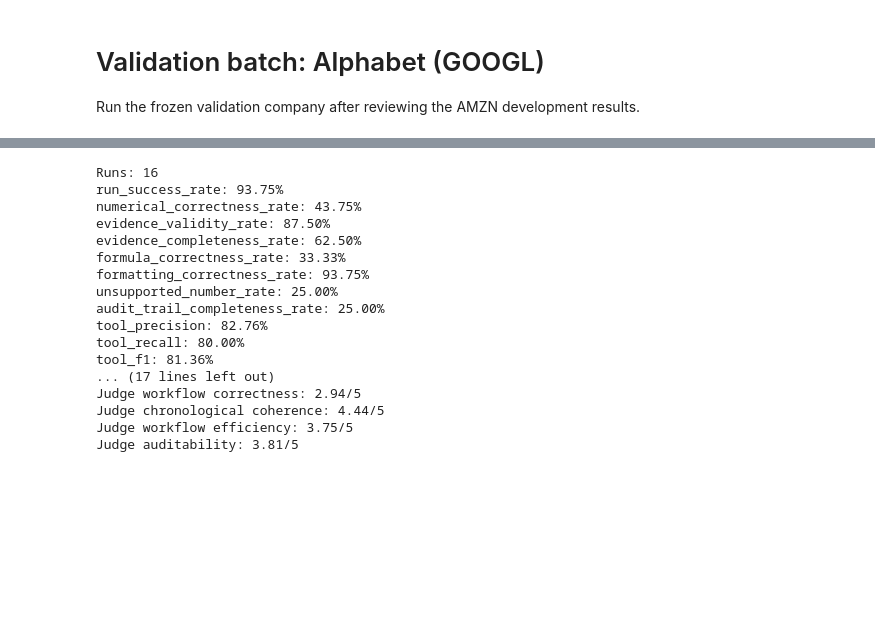
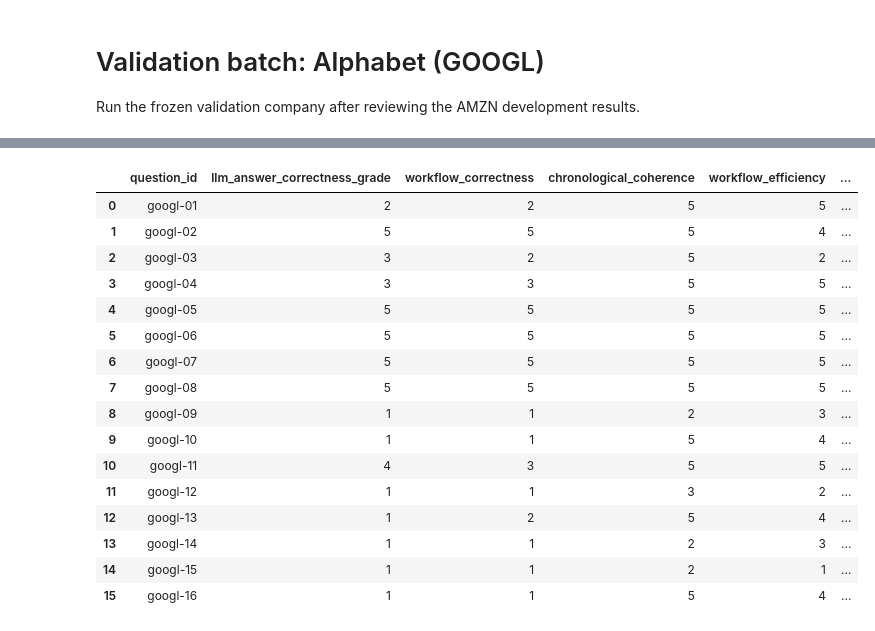
Before and after one commit to avitanov/sec_filling_research_financial_agent, a Jupyter notebook: notebooks/02_monolithic_bedrock_dry_runs.ipynb, the cells around one changed output, grey strips where cells are left out. Saved outputs shown, nothing was run; the diff lists cells and outputs as text; code cells hidden in the pictures; blank space fills up the shorter version.

```diff
--- a/notebooks/02_monolithic_bedrock_dry_runs.ipynb
+++ b/notebooks/02_monolithic_bedrock_dry_runs.ipynb
@@ -530,20 +618,31 @@ validation_summary.update(validation_judge_summary)
+# %%
+validation_saved_evaluation = evaluate_saved_results(
+    latest=True, rerun_judge=True,
+    architecture=validation_runs[0].architecture, ticker=validation_ticker,
+)
+assert validation_saved_evaluation["results_directory"] == validation_results_dir
+validation_judge_metrics = validation_saved_evaluation["judge_rows"] or []
+validation_summary = validation_saved_evaluation["summary"]
 # %%
-print(format_evaluation_summary(validation_summary))
+DataFrame(validation_judge_metrics, columns=(
+    "question_id", "llm_answer_correctness_grade", "workflow_correctness",
+    "chronological_coherence", "workflow_efficiency", "auditability",
+))
 # %% [output]
-Runs: 16
-run_success_rate: 93.75%
-numerical_correctness_rate: 43.75%
-evidence_validity_rate: 87.50%
-evidence_completeness_rate: 62.50%
-formula_correctness_rate: 33.33%
-formatting_correctness_rate: 93.75%
-unsupported_number_rate: 25.00%
-audit_trail_completeness_rate: 25.00%
-tool_precision: 82.76%
-tool_recall: 80.00%
-tool_f1: 81.36%
-... (17 lines left out)
-Judge workflow correctness: 2.94/5
-Judge chronological coherence: 4.44/5
-Judge workflow efficiency: 3.75/5
-Judge auditability: 3.81/5
+|  | question_id | llm_answer_correctness_grade | workflow_correctness | chronological_coherence | workflow_efficiency | ... |
+| 0 | googl-01 | 2 | 2 | 5 | 5 | ... |
+| 1 | googl-02 | 5 | 5 | 5 | 4 | ... |
+| 2 | googl-03 | 3 | 2 | 5 | 2 | ... |
+| 3 | googl-04 | 3 | 3 | 5 | 5 | ... |
+| 4 | googl-05 | 5 | 5 | 5 | 5 | ... |
+| 5 | googl-06 | 5 | 5 | 5 | 5 | ... |
+| 6 | googl-07 | 5 | 5 | 5 | 5 | ... |
+| 7 | googl-08 | 5 | 5 | 5 | 5 | ... |
+| 8 | googl-09 | 1 | 1 | 2 | 3 | ... |
+| 9 | googl-10 | 1 | 1 | 5 | 4 | ... |
+| 10 | googl-11 | 4 | 3 | 5 | 5 | ... |
+| 11 | googl-12 | 1 | 1 | 3 | 2 | ... |
+| 12 | googl-13 | 1 | 2 | 5 | 4 | ... |
+| 13 | googl-14 | 1 | 1 | 2 | 3 | ... |
+| 14 | googl-15 | 1 | 1 | 2 | 1 | ... |
+| 15 | googl-16 | 1 | 1 | 5 | 4 | ... |
```
Also changed, not shown: parts of 49 cells of this notebook, 3 other files.
